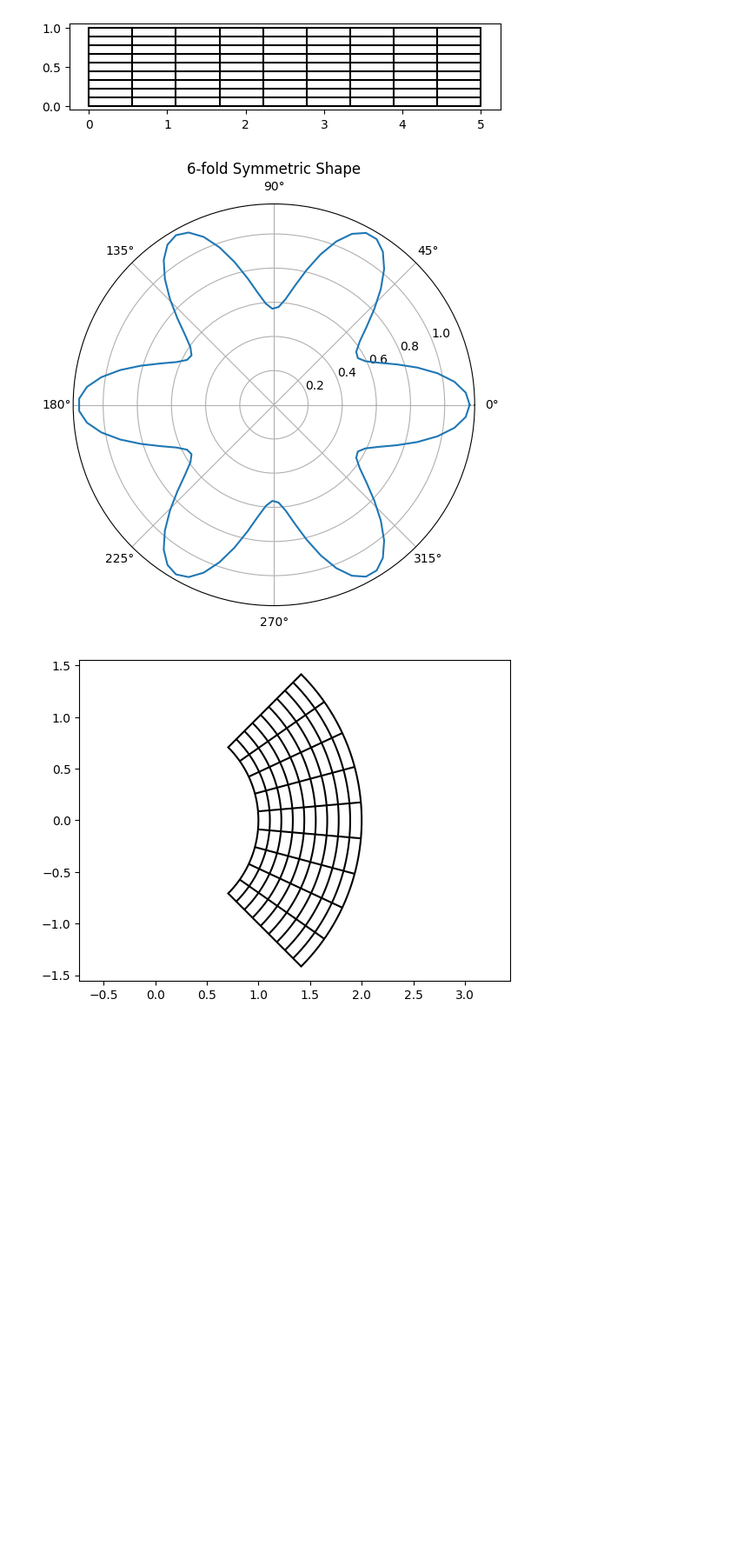
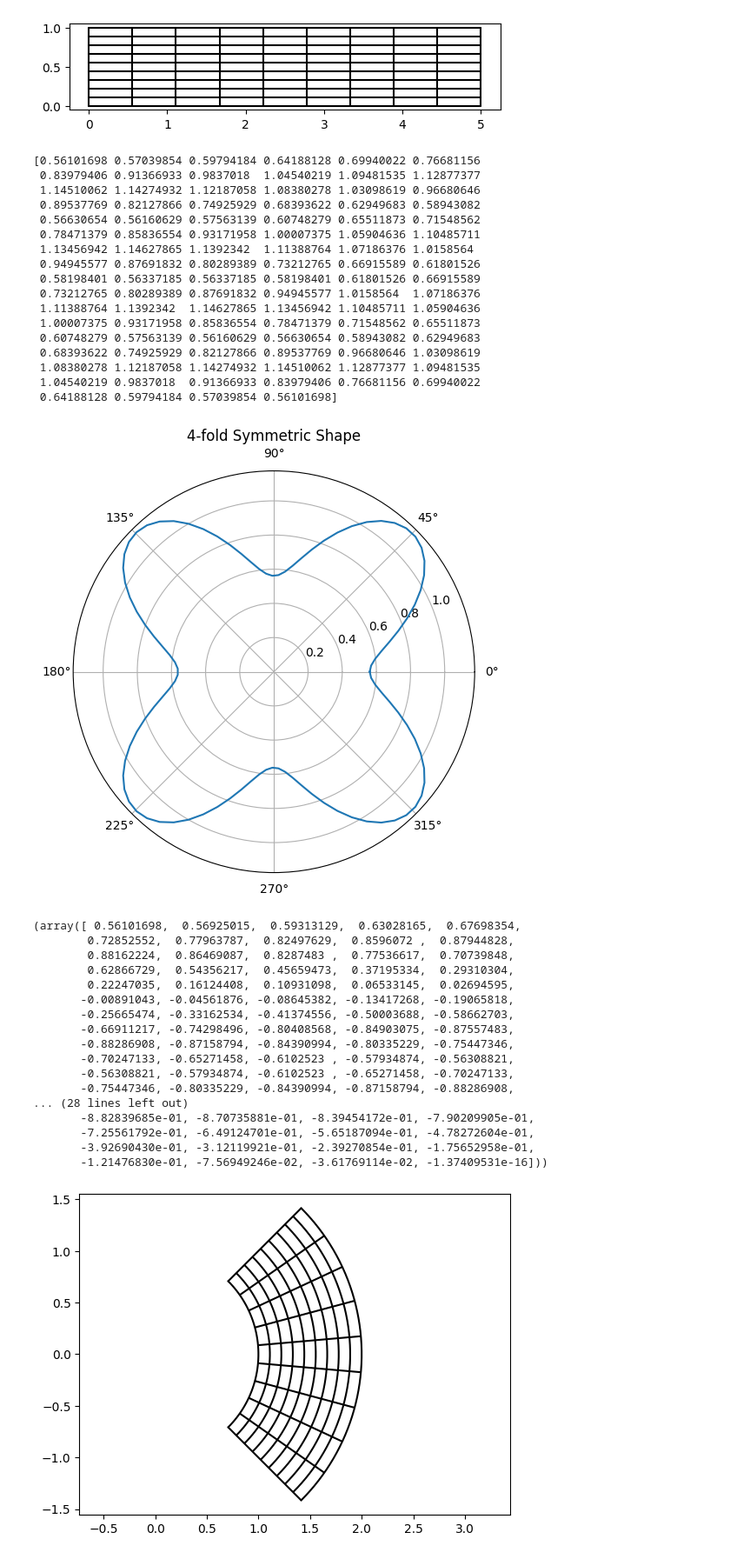
Before and after one commit to kevin866/pyiga, a Jupyter notebook: notebooks/super.ipynb, the cells around one changed output. Shown at 87% size. Cells and saved outputs as stored; diff of their text form; code cells hidden in the pictures; blank space fills up the shorter version.

```diff
--- a/notebooks/super.ipynb
+++ b/notebooks/super.ipynb
@@ -20,22 +20,62 @@ axis('scaled');
 # %%
 def cal_c(r, a, L0):
     return np.sqrt(2)*np.sqrt(np.pi*(3+3*r**2+2*r)*a*L0)/(np.pi*(3+3*r**2+2*r))
 def superformula(theta, r, d, n, a, L0):
     c = cal_c(r,a,L0)
     return c*((1+r)-d*(-1)**((n+2)/2)*(r-1)*np.cos(n*theta))
 d = 0.8
 r = 0.4
-n = 6
+n = 4
 a = 0.1
 L0 = 25
 theta_values = np.linspace(0, 2 * np.pi, 100)
 result = superformula(theta_values, r, d, n, a, L0)
+print(result)
 plt.figure(figsize=(6, 6))
 plt.polar(theta_values, result)
 plt.title(f"{n}-fold Symmetric Shape")
 plt.show()
+def polar_to_cartesian(result, theta):
+    x = result * np.cos(theta)
+    y = result * np.sin(theta)
+    return (x,y)
+print(polar_to_cartesian(result, theta_values))
 # %% [output]
+[0.56101698 0.57039854 0.59794184 0.64188128 0.69940022 0.76681156
+ 0.83979406 0.91366933 0.9837018  1.04540219 1.09481535 1.12877377
+ 1.14510062 1.14274932 1.12187058 1.08380278 1.03098619 0.96680646
+ 0.89537769 0.82127866 0.74925929 0.68393622 0.62949683 0.58943082
+ 0.56630654 0.56160629 0.57563139 0.60748279 0.65511873 0.71548562
+ 0.78471379 0.85836554 0.93171958 1.00007375 1.05904636 1.10485711
+ 1.13456942 1.14627865 1.1392342  1.11388764 1.07186376 1.0158564
+ 0.94945577 0.87691832 0.80289389 0.73212765 0.66915589 0.61801526
+ 0.58198401 0.56337185 0.56337185 0.58198401 0.61801526 0.66915589
+ 0.73212765 0.80289389 0.87691832 0.94945577 1.0158564  1.07186376
+ 1.11388764 1.1392342  1.14627865 1.13456942 1.10485711 1.05904636
+ 1.00007375 0.93171958 0.85836554 0.78471379 0.71548562 0.65511873
+ 0.60748279 0.57563139 0.56160629 0.56630654 0.58943082 0.62949683
+ 0.68393622 0.74925929 0.82127866 0.89537769 0.96680646 1.03098619
+ 1.08380278 1.12187058 1.14274932 1.14510062 1.12877377 1.09481535
+ 1.04540219 0.9837018  0.91366933 0.83979406 0.76681156 0.69940022
+ 0.64188128 0.59794184 0.57039854 0.56101698]
-[figure, old version]
+[figure, new version]
+(array([ 0.56101698,  0.56925015,  0.59313129,  0.63028165,  0.67698354,
+        0.72852552,  0.77963787,  0.82497629,  0.8596072 ,  0.87944828,
+        0.88162224,  0.86469087,  0.8287483 ,  0.77536617,  0.70739848,
+        0.62866729,  0.54356217,  0.45659473,  0.37195334,  0.29310304,
+        0.22247035,  0.16124408,  0.10931098,  0.06533145,  0.02694595,
+       -0.00891043, -0.04561876, -0.08645382, -0.13417268, -0.19065818,
+       -0.25665474, -0.33162534, -0.41374556, -0.50003688, -0.58662703,
+       -0.66911217, -0.74298496, -0.80408568, -0.84903075, -0.87557483,
+       -0.88286908, -0.87158794, -0.84390994, -0.80335229, -0.75447346,
+       -0.70247133, -0.65271458, -0.6102523 , -0.57934874, -0.56308821,
+       -0.56308821, -0.57934874, -0.6102523 , -0.65271458, -0.70247133,
+       -0.75447346, -0.80335229, -0.84390994, -0.87158794, -0.88286908,
+... (28 lines left out)
+       -8.82839685e-01, -8.70735881e-01, -8.39454172e-01, -7.90209905e-01,
+       -7.25561792e-01, -6.49124701e-01, -5.65187094e-01, -4.78272604e-01,
+       -3.92690430e-01, -3.12119921e-01, -2.39270854e-01, -1.75652958e-01,
+       -1.21476830e-01, -7.56949246e-02, -3.61769114e-02, -1.37409531e-16]))
 # %%
 def f(x, y):
     r = 1 + x
```
Also changed, not shown: parts of 4 cells of this notebook.
